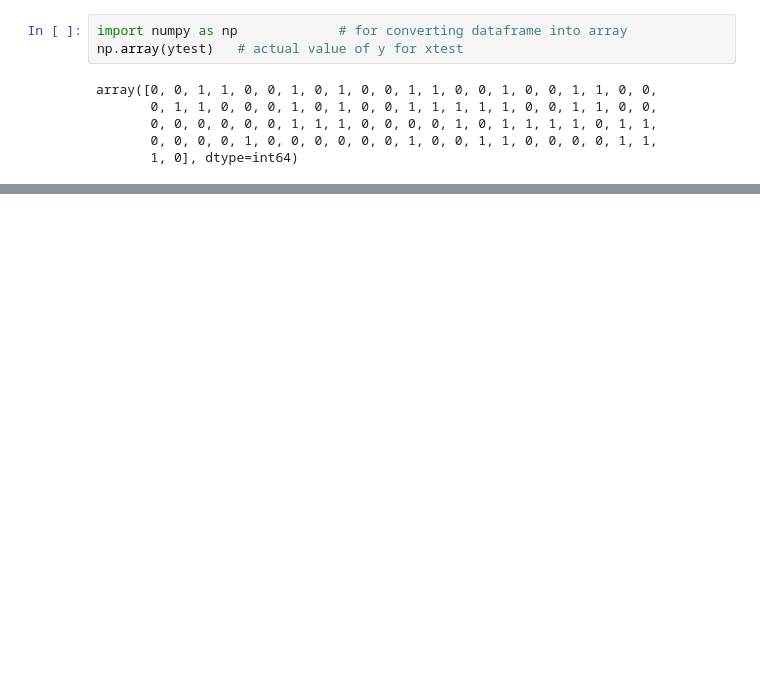
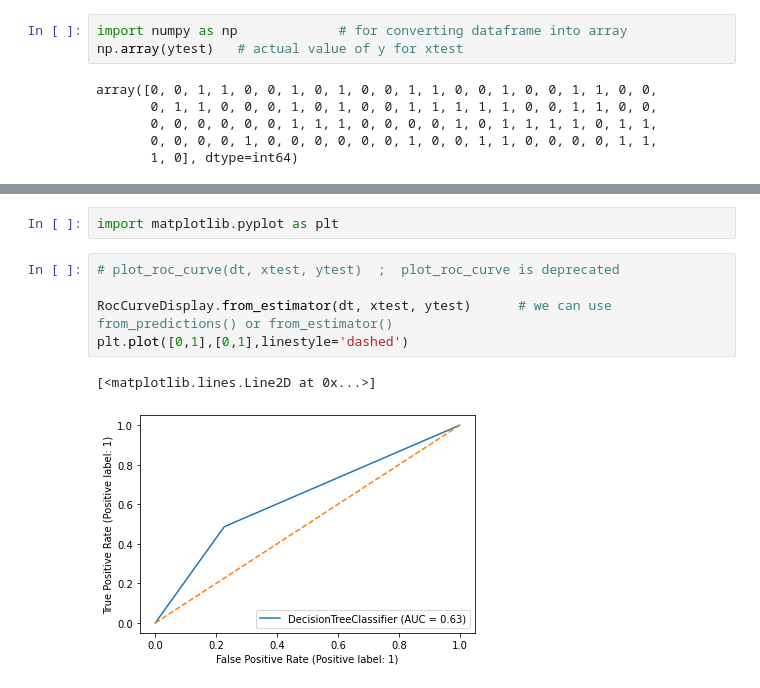
Before and after one commit to Sabbir185/Machine-learning-with-python, a Jupyter notebook: Confusion_Matrix.ipynb, the cells around one changed output, grey strips where cells are left out. Saved outputs shown, nothing was run; the diff lists cells and outputs as text; blank space fills up the shorter version.

```diff
--- a/Confusion_Matrix.ipynb
+++ b/Confusion_Matrix.ipynb
@@ -194,0 +258,10 @@ array([0, 0, 1, 1, 0, 0, 1, 0, 1, 0, 0, 1, 1, 0, 0, 1, 0, 0, 1, 1, 0, 0,
+# %%
+import matplotlib.pyplot as plt
+# %%
+# plot_roc_curve(dt, xtest, ytest)  ;  plot_roc_curve is deprecated
+
+RocCurveDisplay.from_estimator(dt, xtest, ytest)      # we can use from_predictions() or from_estimator()
+plt.plot([0,1],[0,1],linestyle='dashed')
+# %% [output]
+[<matplotlib.lines.Line2D at 0x...>]
+[figure, added]
```
Also changed, not shown: parts of 16 cells of this notebook.
